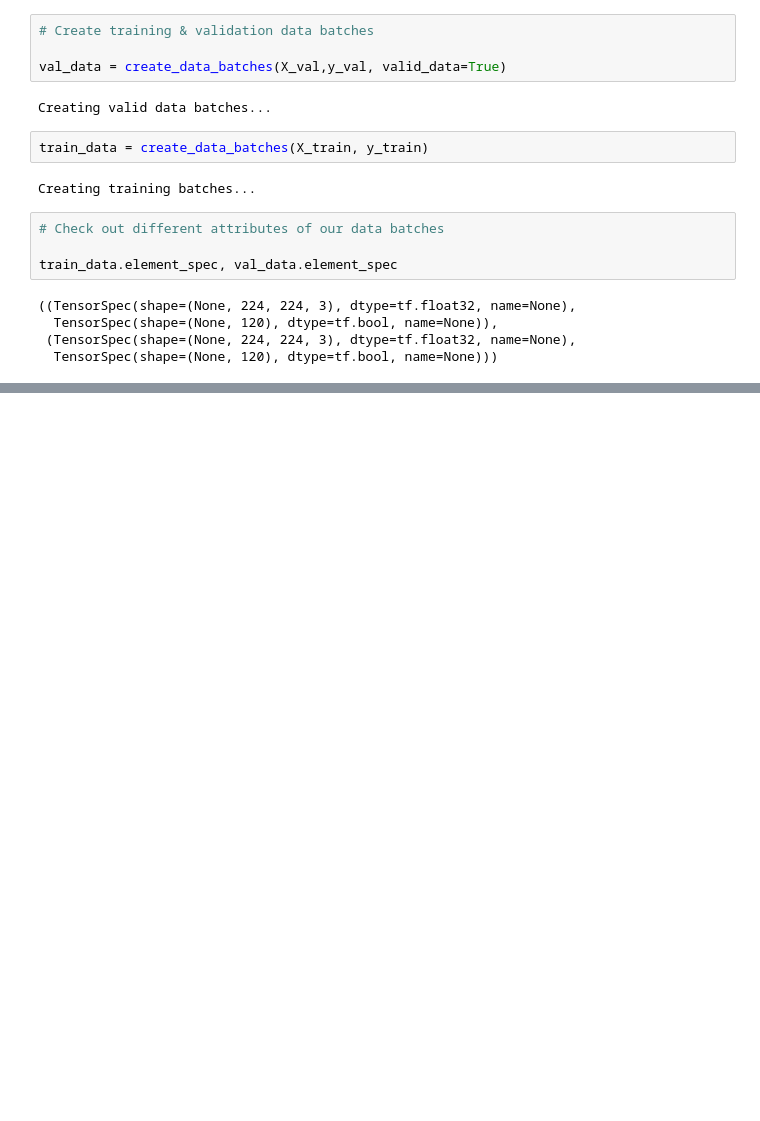
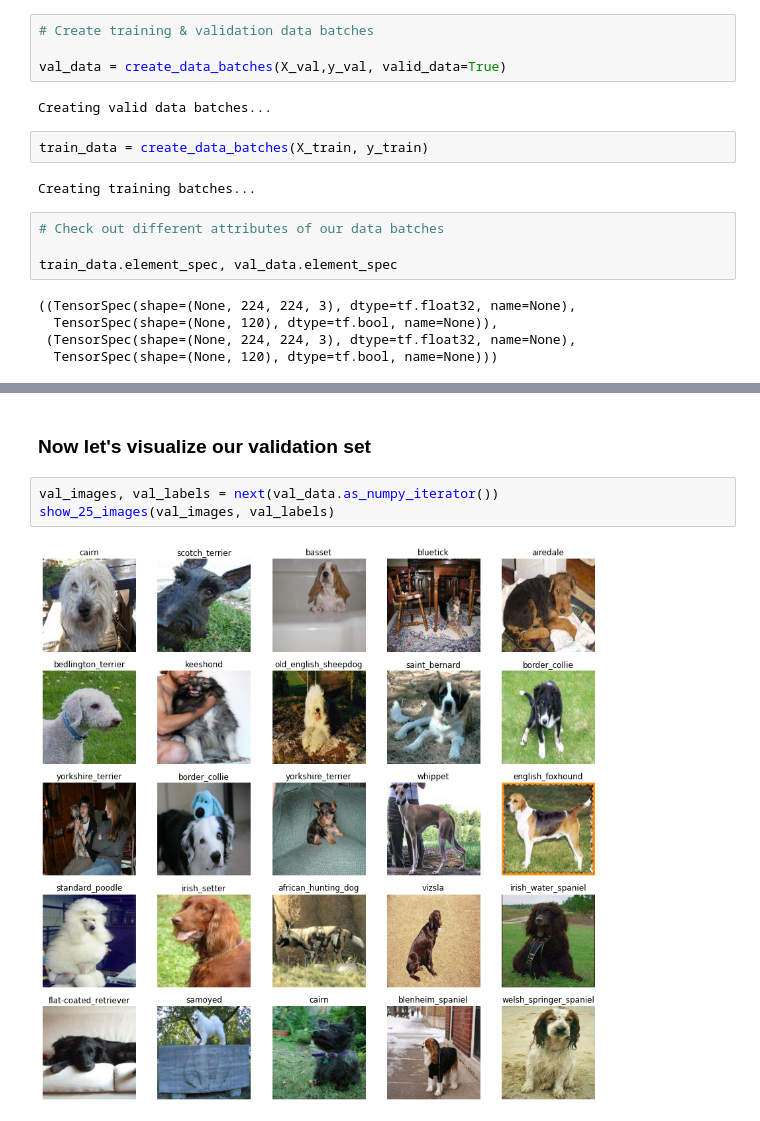
Before and after one commit to Nidhi-1223/Dog-Vision, a Jupyter notebook: dog_vision.ipynb, the cells around one changed output, grey strips where cells are left out. Drawn from its saved outputs; the diff is of its cells as text; blank space fills up the shorter version.

```diff
--- a/dog_vision.ipynb
+++ b/dog_vision.ipynb
@@ -513,0 +565,7 @@ train_data.element_spec, val_data.element_spec
+# %% [markdown]
+### Now let's visualize our validation set
+# %%
+val_images, val_labels = next(val_data.as_numpy_iterator())
+show_25_images(val_images, val_labels)
+# %% [output]
+[figure, added]
```
Also changed, not shown: parts of 8 cells of this notebook.
